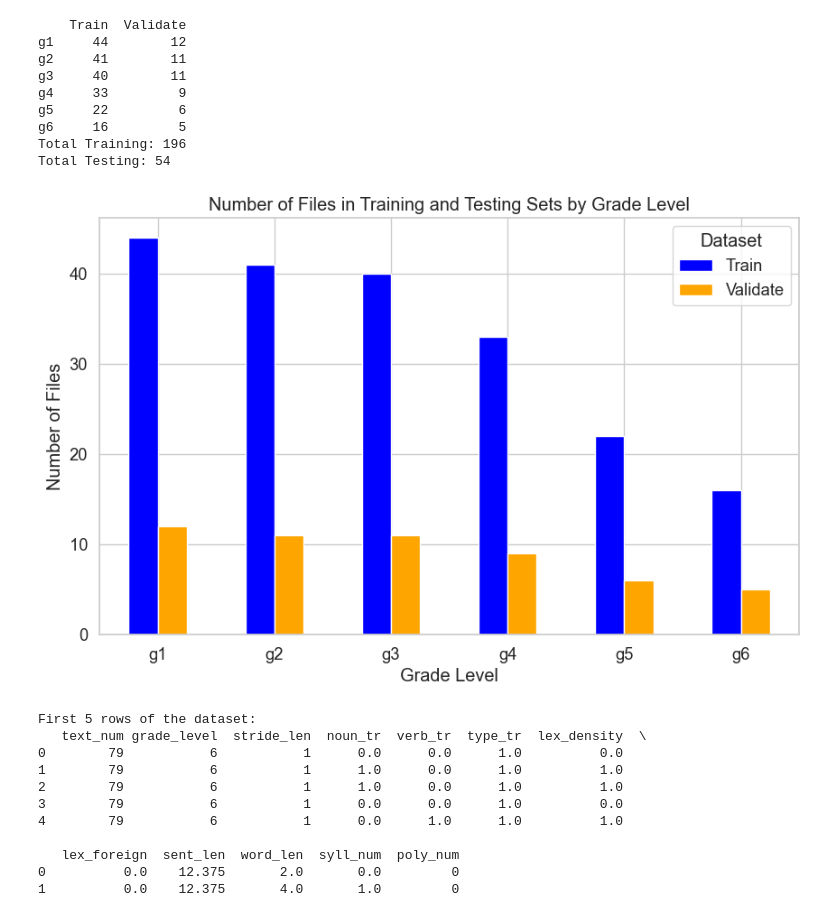
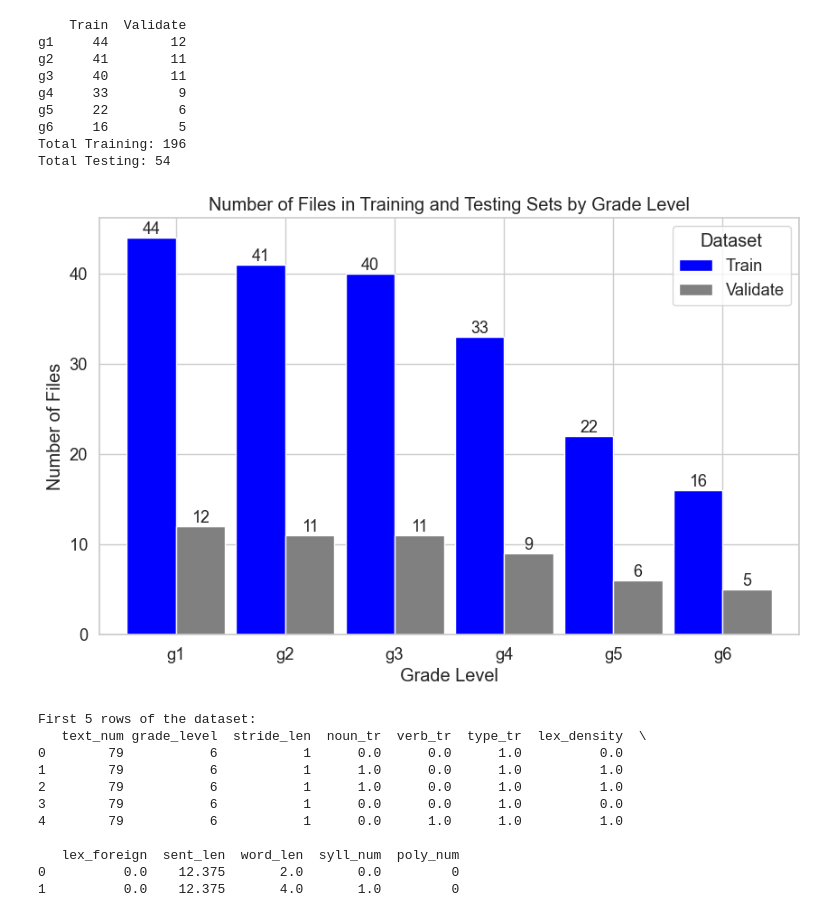
Before and after one commit to Lothany/readability_thesis, a Jupyter notebook: models/analysis.ipynb, the cells around one changed output. Cells and saved outputs as stored; diff of their text form; code cells hidden in the pictures.

```diff
--- a/models/analysis.ipynb
+++ b/models/analysis.ipynb
@@ -50,35 +50,48 @@ train_grade_counts = pd.Series(train_grades).value_counts().sort_index()
 test_grade_counts = pd.Series(test_grades).value_counts().sort_index()
 
 # Create a DataFrame to display the counts
 grade_data = pd.DataFrame({
     'Train': train_grade_counts,
     'Validate': test_grade_counts
 }).fillna(0)  # Fill NaN with 0 for missing grade levels
 
 # Print the counts
 print(grade_data)
 print(f"Total Training: {len(train_files)}")
 print(f"Total Testing: {len(test_files)}")
 
 # Plot the counts
-grade_data.plot(kind='bar', figsize=(10, 6), color=['blue', 'orange'])
+# grade_data.plot(kind='bar', figsize=(10, 6), color=['blue', 'orange'])
+# plt.title('Number of Files in Training and Testing Sets by Grade Level')
+# plt.xlabel('Grade Level')
+# plt.ylabel('Number of Files')
+# plt.xticks(rotation=0)
+# plt.legend(title='Dataset')
+# plt.show()
+
+ax = grade_data.plot(kind='bar', figsize=(10, 6), color=['blue', 'gray'], width = 0.9)
 plt.title('Number of Files in Training and Testing Sets by Grade Level')
 plt.xlabel('Grade Level')
 plt.ylabel('Number of Files')
 plt.xticks(rotation=0)
 plt.legend(title='Dataset')
+
+# Add value labels on top of each bar
+for container in ax.containers:
+    ax.bar_label(container, label_type='edge', fontsize=13)
+
 plt.show()
 # %% [output]
     Train  Validate
 g1     44        12
 g2     41        11
 g3     40        11
 g4     33         9
 g5     22         6
 g6     16         5
 Total Training: 196
 Total Testing: 54
-[figure, old version]
+[figure, new version]
 # %%
 df = pd.read_csv('../tables/dataset.csv')
 df = df[df['text_num'] != 18]
```
Also changed, not shown: parts of 13 cells of this notebook, 3 other files.
